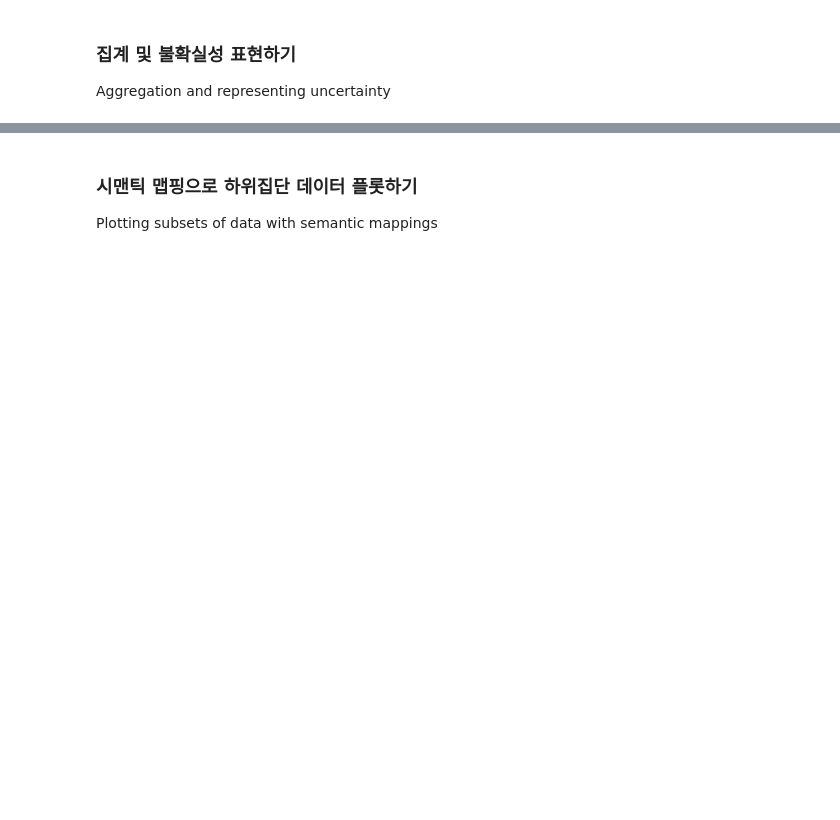
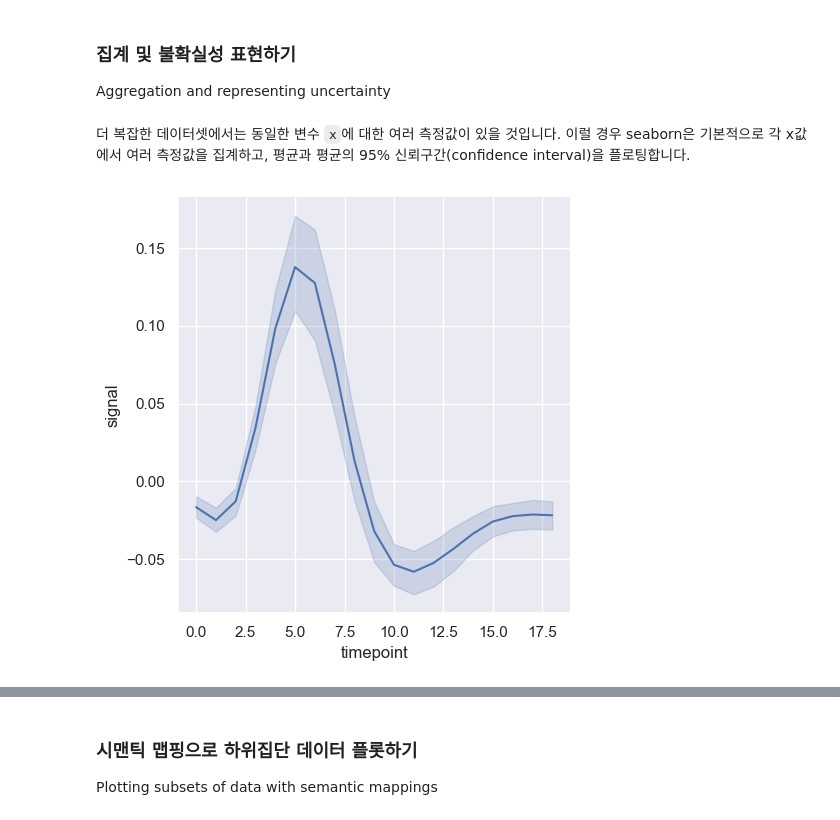
Before and after one commit to kjmn1105/Seaborn-Tuorial, a Jupyter notebook: 6_Plotting functions (1).ipynb, the cells around one changed output, grey strips where cells are left out. Saved outputs shown, nothing was run; the diff lists cells and outputs as text; code cells hidden in the pictures; blank space fills up the shorter version.

```diff
--- a/6_Plotting functions (1).ipynb
+++ b/6_Plotting functions (1).ipynb
@@ -101,3 +110,10 @@ Emphasizing continuity with line plots
 # %% [markdown]
 ### 집계 및 불확실성 표현하기
 Aggregation and representing uncertainty
+# %% [markdown]
+더 복잡한 데이터셋에서는 동일한 변수 `x`에 대한 여러 측정값이 있을 것입니다. 이럴 경우 seaborn은 기본적으로 각 x값에서 여러 측정값을 집계하고, 평균과 평균의 95% 신뢰구간(confidence interval)을 플로팅합니다.
+# %%
+fmri = sns.load_dataset('fmri')
+sns.relplot(data=fmri, x='timepoint', y='signal', kind='line');
+# %% [output]
+[figure, added]
```
Also changed, not shown: parts of 10 cells of this notebook.
